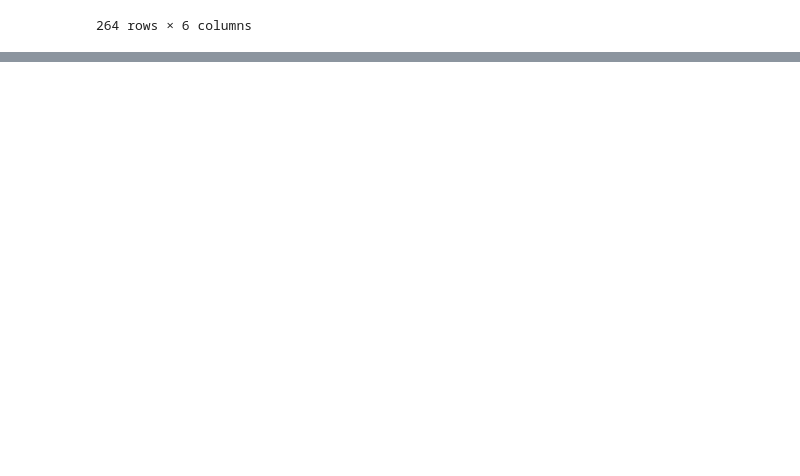
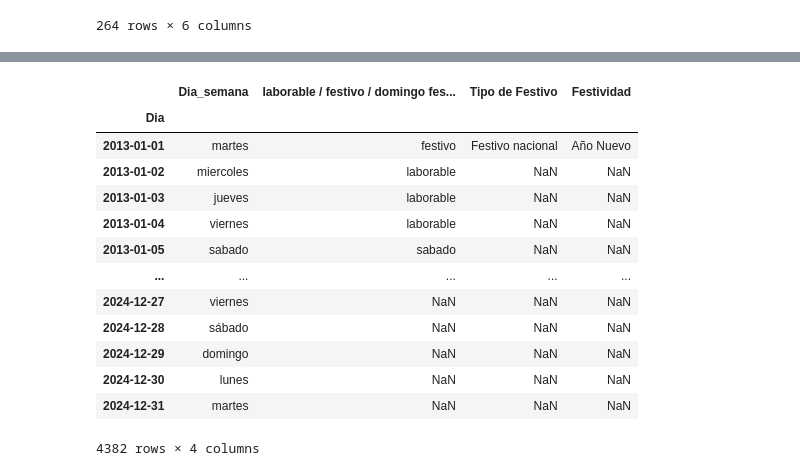
Before and after one commit to Pabloo22/bicimad, a Jupyter notebook: notebooks/entrega.ipynb, the cells around one changed output, grey strips where cells are left out. Drawn from its saved outputs; the diff is of its cells as text; code cells hidden in the pictures; blank space fills up the shorter version.

```diff
--- a/notebooks/entrega.ipynb
+++ b/notebooks/entrega.ipynb
@@ -105,0 +112,19 @@ dock_bikes_timeseries
+# %%
+raw_holydays = load_holidays(DATA_RAW_PATH+"/calendario.csv")
+# %%
+raw_holydays
+# %% [output]
+|  | Dia_semana | laborable / festivo / domingo fes... | Tipo de Festivo | Festividad |
+| Dia |  |  |  |  |
+| 2013-01-01 | martes | festivo | Festivo nacional | Año Nuevo |
+| 2013-01-02 | miercoles | laborable | NaN | NaN |
+| 2013-01-03 | jueves | laborable | NaN | NaN |
+| 2013-01-04 | viernes | laborable | NaN | NaN |
+| 2013-01-05 | sabado | sabado | NaN | NaN |
+| ... | ... | ... | ... | ... |
+| 2024-12-27 | viernes | NaN | NaN | NaN |
+| 2024-12-28 | sábado | NaN | NaN | NaN |
+| 2024-12-29 | domingo | NaN | NaN | NaN |
+| 2024-12-30 | lunes | NaN | NaN | NaN |
+| 2024-12-31 | martes | NaN | NaN | NaN |
+4382 rows × 4 columns
```
Also changed, not shown: parts of 7 cells of this notebook.
